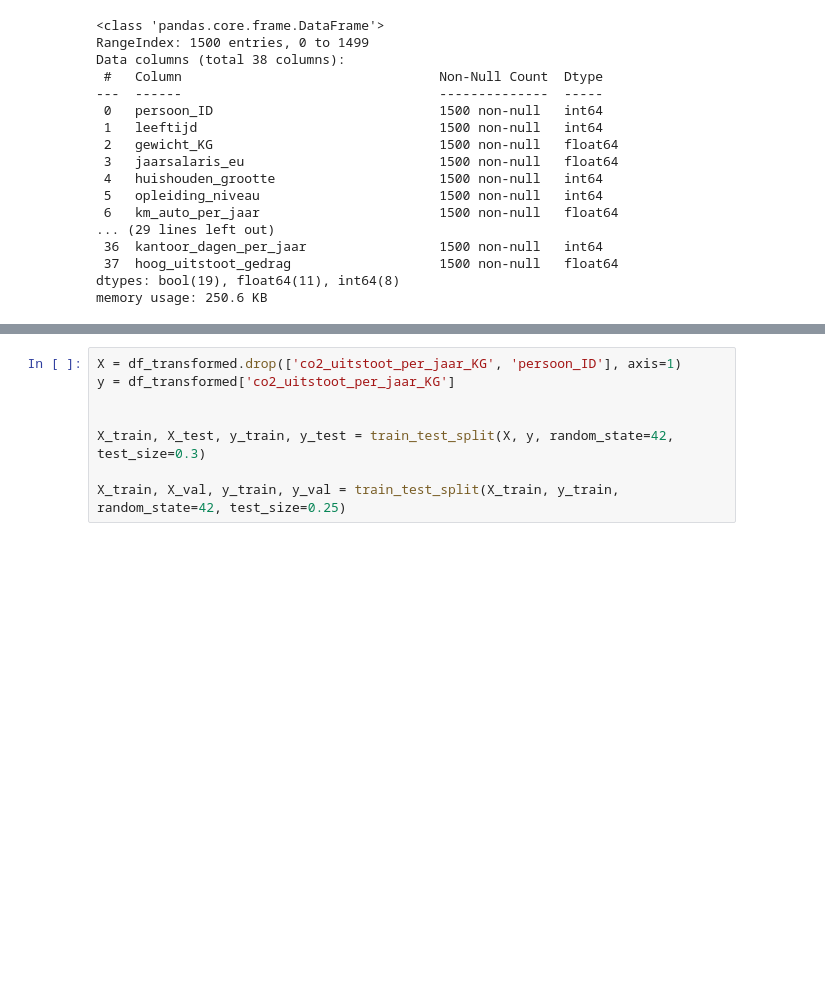
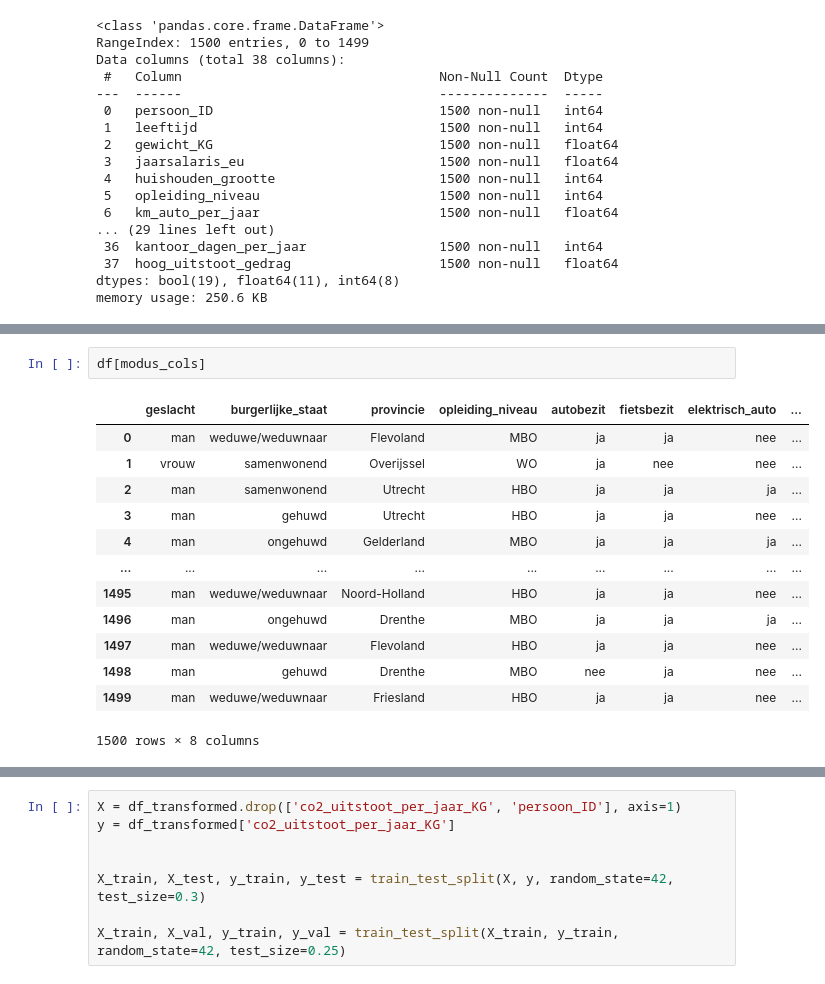
Before and after one commit to svenkr-6/Wiskunde_II_Portfolio, a Jupyter notebook: Sven.ipynb, the cells around one changed output, grey strips where cells are left out. Drawn from its saved outputs; the diff is of its cells as text; blank space fills up the shorter version.

```diff
--- a/Sven.ipynb
+++ b/Sven.ipynb
@@ -56,0 +77,16 @@ plt.show()
+# %%
+df[modus_cols]
+# %% [output]
+|  | geslacht | burgerlijke_staat | provincie | opleiding_niveau | autobezit | fietsbezit | elektrisch_auto | ... |
+| 0 | man | weduwe/weduwnaar | Flevoland | MBO | ja | ja | nee | ... |
+| 1 | vrouw | samenwonend | Overijssel | WO | ja | nee | nee | ... |
+| 2 | man | samenwonend | Utrecht | HBO | ja | ja | ja | ... |
+| 3 | man | gehuwd | Utrecht | HBO | ja | ja | nee | ... |
+| 4 | man | ongehuwd | Gelderland | MBO | ja | ja | ja | ... |
+| ... | ... | ... | ... | ... | ... | ... | ... | ... |
+| 1495 | man | weduwe/weduwnaar | Noord-Holland | HBO | ja | ja | nee | ... |
+| 1496 | man | ongehuwd | Drenthe | MBO | ja | ja | ja | ... |
+| 1497 | man | weduwe/weduwnaar | Flevoland | HBO | ja | ja | nee | ... |
+| 1498 | man | gehuwd | Drenthe | MBO | nee | ja | nee | ... |
+| 1499 | man | weduwe/weduwnaar | Friesland | HBO | ja | ja | nee | ... |
+1500 rows × 8 columns
```
Also changed, not shown: parts of 10 cells of this notebook.
